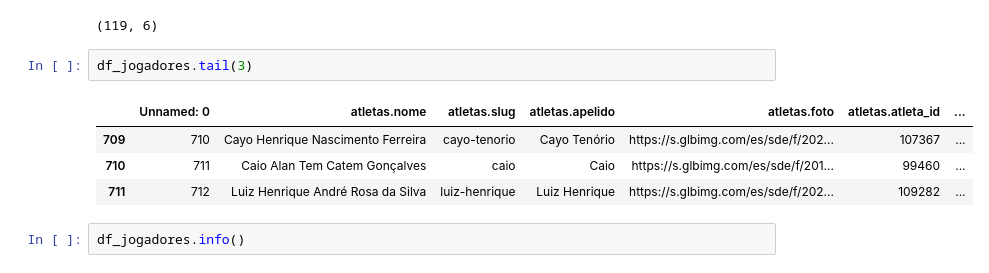
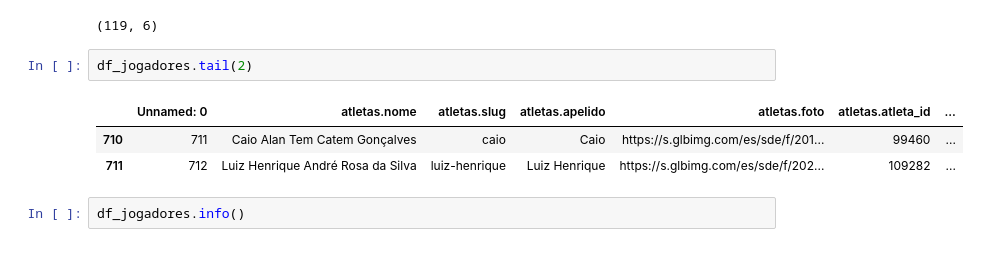
Before and after one commit to andeoliveira/datascience, a Jupyter notebook: cartolafc-escalacao/notebook.ipynb, the cells around one changed output. Cells and saved outputs as stored; diff of their text form.

```diff
--- a/cartolafc-escalacao/notebook.ipynb
+++ b/cartolafc-escalacao/notebook.ipynb
@@ -123,10 +123,9 @@ df_jogos.shape
 # %% [output]
 (119, 6)
 # %%
-df_jogadores.tail(3)
+df_jogadores.tail(2)
 # %% [output]
 |  | Unnamed: 0 | atletas.nome | atletas.slug | atletas.apelido | atletas.foto | atletas.atleta_id | ... |
-| 709 | 710 | Cayo Henrique Nascimento Ferreira | cayo-tenorio | Cayo Tenório | https://s.glbimg.com/es/sde/f/202... | 107367 | ... |
 | 710 | 711 | Caio Alan Tem Catem Gonçalves | caio | Caio | https://s.glbimg.com/es/sde/f/201... | 99460 | ... |
 | 711 | 712 | Luiz Henrique André Rosa da Silva | luiz-henrique | Luiz Henrique | https://s.glbimg.com/es/sde/f/202... | 109282 | ... |
 # %%
```
Also changed, not shown: parts of 15 cells of this notebook.
